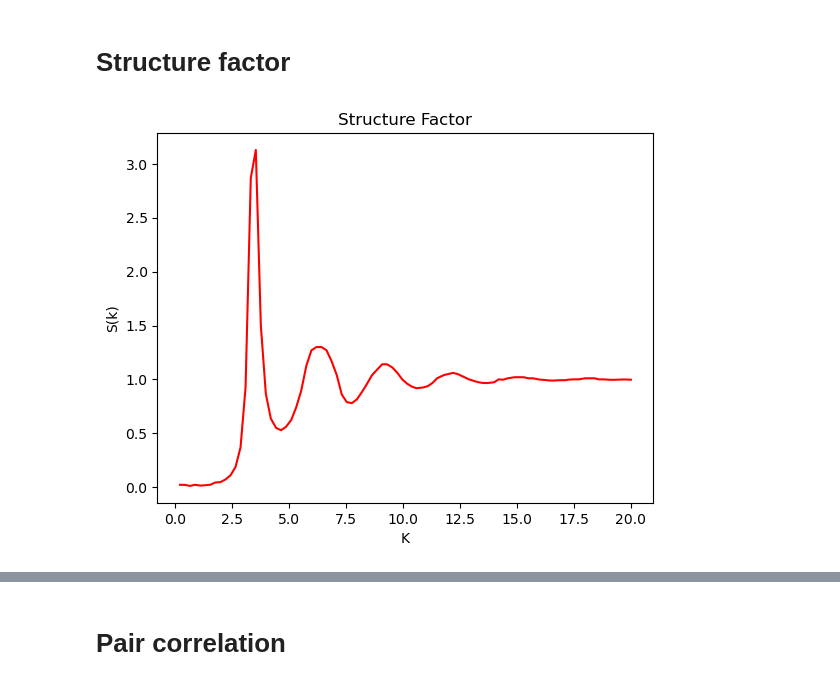
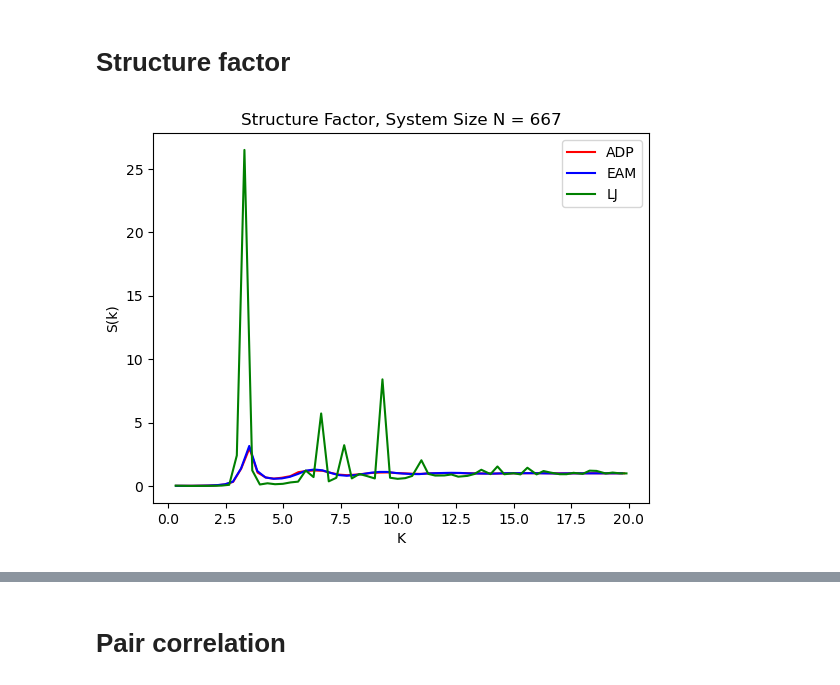
Before and after one commit to angelapak/MSE_485_Project, a Jupyter notebook: MSE_485_Visualization.ipynb, the cells around one changed output, grey strips where cells are left out. Drawn from its saved outputs; the diff is of its cells as text; code cells hidden in the pictures.

```diff
--- a/MSE_485_Visualization.ipynb
+++ b/MSE_485_Visualization.ipynb
@@ -12,10 +51,13 @@ s = s_k['s(k)']
 # %%
-plt.plot(kpoints,s,c = 'red')
+plt.plot(kpoints_adp_667,s_adp_667,c = 'red',label = 'ADP')
+plt.plot(kpoints_eam_667,s_eam_667,c = 'blue', label = 'EAM')
+plt.plot(kpoints_lj_667,s_lj_667,c = 'green', label = 'LJ')
 plt.xlabel('K')
 plt.ylabel('S(k)')
-plt.title('Structure Factor')
+plt.title('Structure Factor, System Size N = 667')
+plt.legend()
 
-plt.savefig('Images/structurefactor.png',dpi = 300)
+plt.savefig('Images/structurefactor_667.png',dpi = 300)
 plt.show()
 # %% [output]
-[figure, old version]
+[figure, new version]
```
Also changed, not shown: parts of 19 cells of this notebook, 1 other file.
